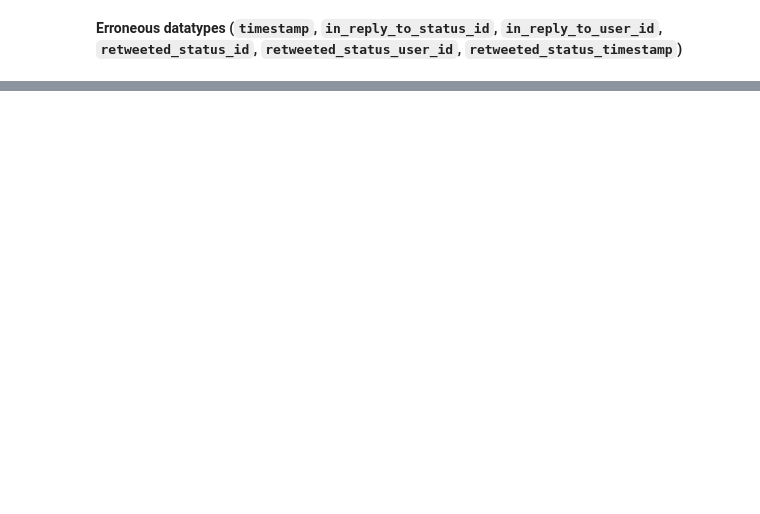
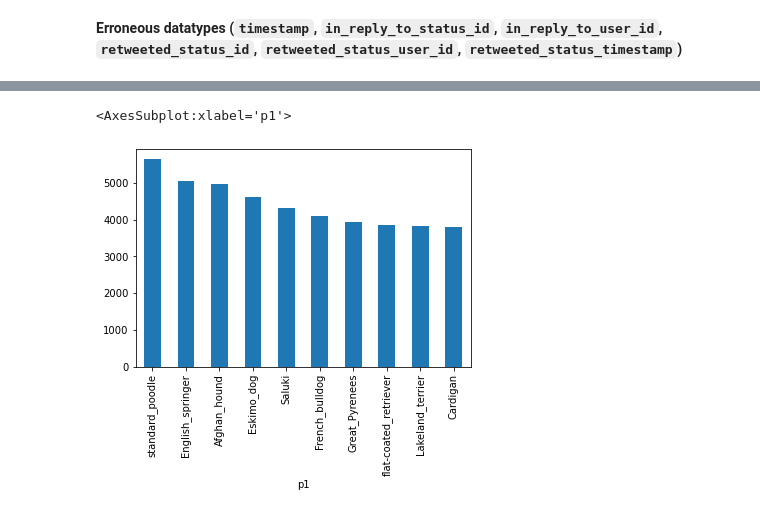
Before and after one commit to tllau/Udacity-Project-4, a Jupyter notebook: wrangle_act.ipynb, the cells around one changed output, grey strips where cells are left out. Saved outputs shown, nothing was run; the diff lists cells and outputs as text; code cells hidden in the pictures; blank space fills up the shorter version.

```diff
--- a/wrangle_act.ipynb
+++ b/wrangle_act.ipynb
@@ -509,0 +662,3 @@ df_archive_clean[df_archive_clean['name'] == 'a']
+# %%
+df_archive_clean['name'] = df_archive_clean['name'].str.replace('a', 'None')
+df_archive_clean[df_archive_clean['name'] == 'a']
@@ -509,0 +719,4 @@ df_archive_clean[df_archive_clean['name'] == 'a']
+# %%
+# fill out all dog type
+df_all_dog = df_archive_clean.query('p1_dog == True')
+df_all_dog.head()
@@ -509,0 +731,3 @@ df_archive_clean[df_archive_clean['name'] == 'a']
+# %%
+retweet_mean_by_dog_type = df_all_dog.groupby('p1')['retweet_count'].mean()
+like_mean_by_dog_type = df_all_dog.groupby('p1')['favorite_count'].mean()
@@ -509,0 +749,5 @@ df_archive_clean[df_archive_clean['name'] == 'a']
+# %%
+retweet_mean_by_dog_type.sort_values(ascending=False).head(10).plot(kind='bar')
+# %% [output]
+<AxesSubplot:xlabel='p1'>
+[figure, added]
```
Also changed, not shown: parts of 73 cells of this notebook, 4 other files.
